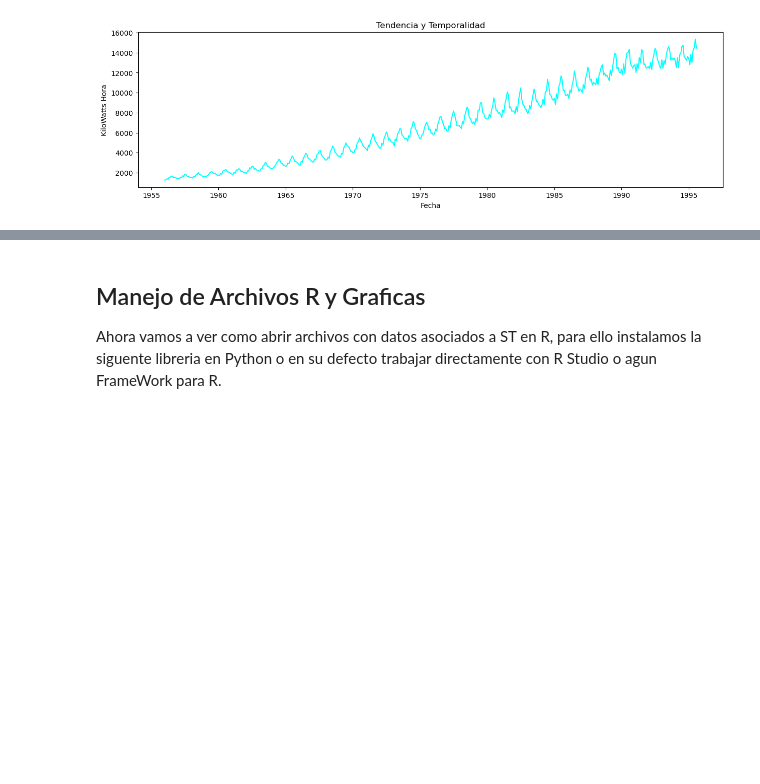
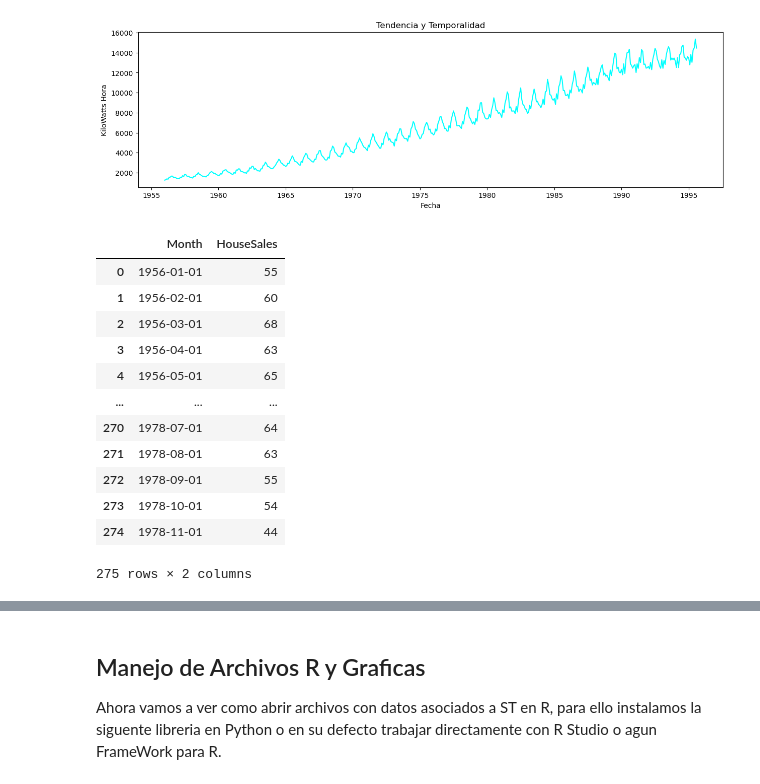
Before and after one commit to LuisGorozpe/py-ts-code, a Jupyter notebook: sesion2.ipynb, the cells around one changed output, grey strips where cells are left out. Saved outputs shown, nothing was run; the diff lists cells and outputs as text; code cells hidden in the pictures; blank space fills up the shorter version.

```diff
--- a/sesion2.ipynb
+++ b/sesion2.ipynb
@@ -153,3 +153,19 @@ plot_df(ejemplo2, x=ejemplo2['Dates'], y=ejemplo2['Bricks'],ylabel="Ladrillos",
 plot_df(ejemplo3, x=ejemplo3['Month and year'], y=ejemplo3['Kwh'],ylabel="KiloWatts Hora" ,title='Tendencia y Temporalidad', colores="cyan")
 # %% [output]
 [figure]
+# %%
+ejemplo6
+# %% [output]
+|  | Month | HouseSales |
+| 0 | 1956-01-01 | 55 |
+| 1 | 1956-02-01 | 60 |
+| 2 | 1956-03-01 | 68 |
+| 3 | 1956-04-01 | 63 |
+| 4 | 1956-05-01 | 65 |
+| ... | ... | ... |
+| 270 | 1978-07-01 | 64 |
+| 271 | 1978-08-01 | 63 |
+| 272 | 1978-09-01 | 55 |
+| 273 | 1978-10-01 | 54 |
+| 274 | 1978-11-01 | 44 |
+275 rows × 2 columns
```
Also changed, not shown: parts of 9 cells of this notebook, 33 other files.
